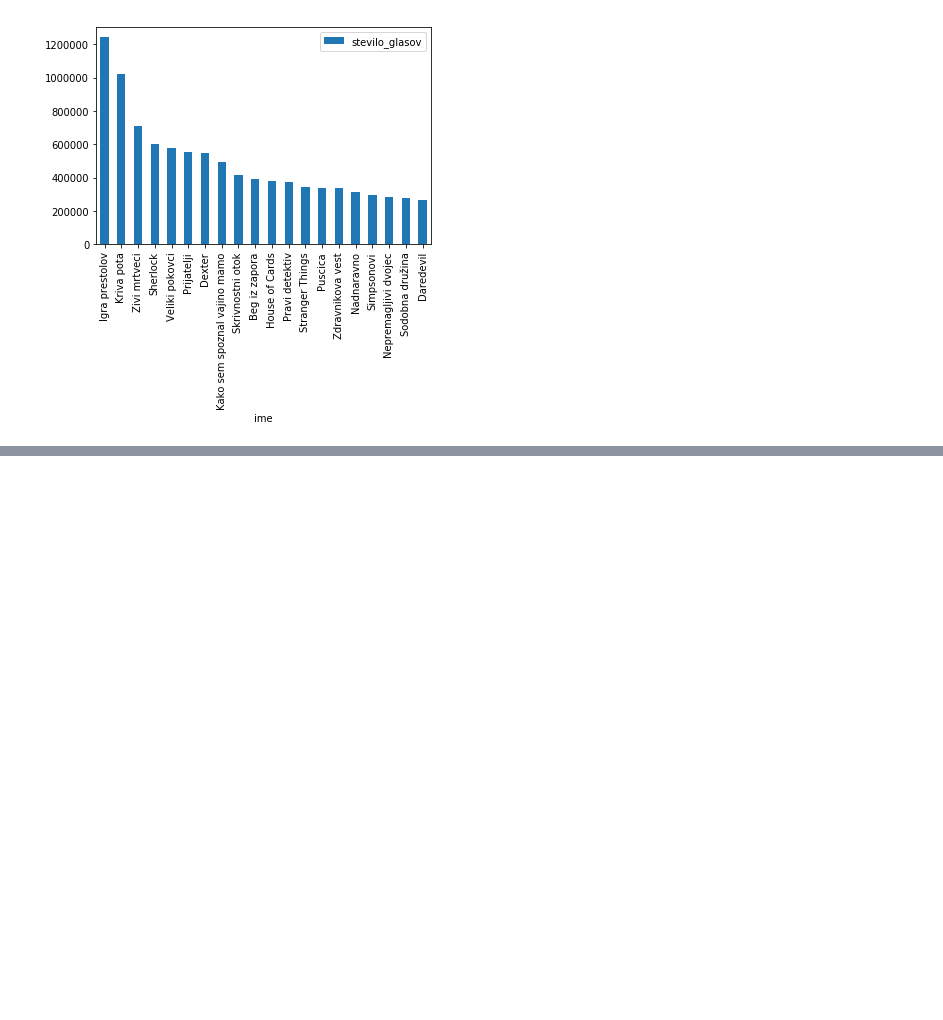
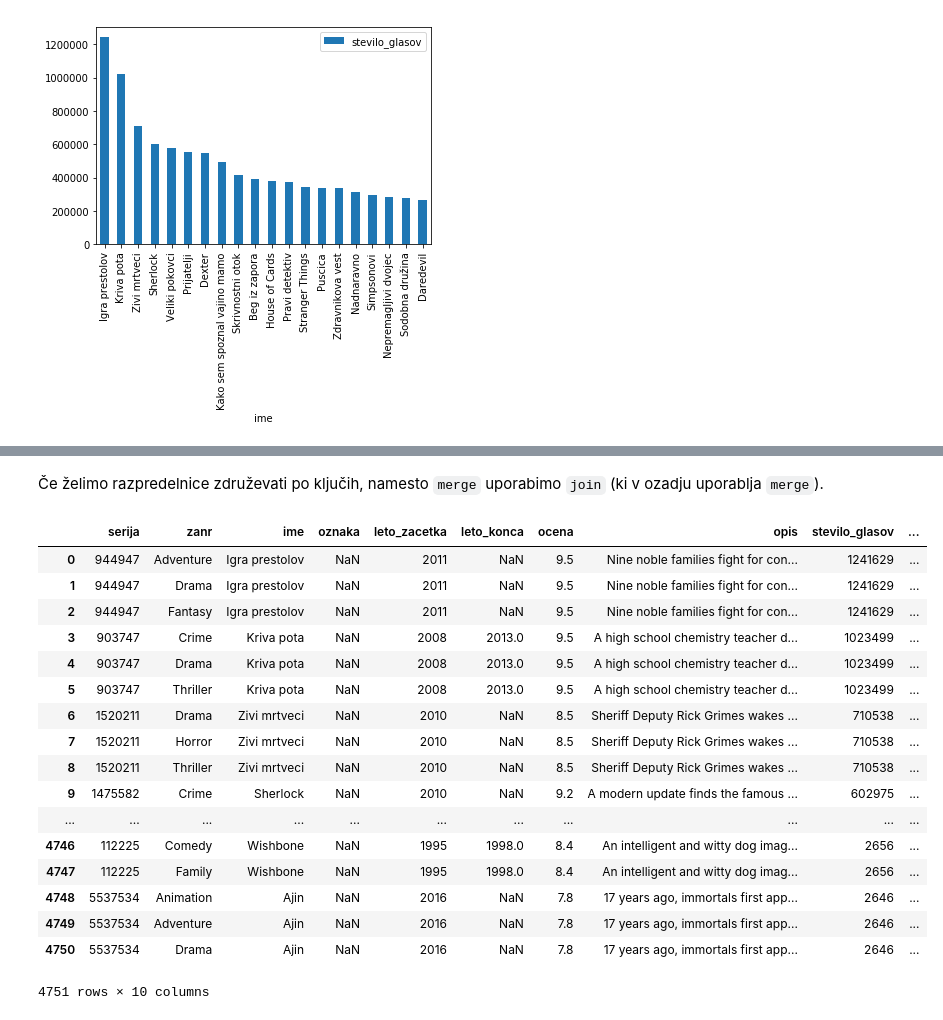
Before and after one commit to matijapretnar/programiranje-1, a Jupyter notebook: analiza-podatkov/predavanja/Analiza podatkov s knjižnico Pandas.ipynb, the cells around one changed output, grey strips where cells are left out. Drawn from its saved outputs; the diff is of its cells as text; code cells hidden in the pictures; blank space fills up the shorter version.

```diff
--- a/analiza-podatkov/predavanja/Analiza podatkov s knjižnico Pandas.ipynb
+++ b/analiza-podatkov/predavanja/Analiza podatkov s knjižnico Pandas.ipynb
@@ -382,0 +389,4 @@ serije.sort_values('stevilo_glasov', ascending=False).head(20).plot.bar(x='ime',
+# %%
+igralci = pd.read_csv('igralci.csv', index_col='id')
+vloge = pd.read_csv('vloge.csv')
+zanri = pd.read_csv('zanri.csv')
@@ -382,0 +514,23 @@ serije.sort_values('stevilo_glasov', ascending=False).head(20).plot.bar(x='ime',
+# %% [markdown]
+Če želimo razpredelnice združevati po ključih, namesto `merge` uporabimo `join` (ki v ozadju uporablja `merge`).
+# %%
+zanri.join(serije, on='serija')
+# %% [output]
+|  | serija | zanr | ime | oznaka | leto_zacetka | leto_konca | ocena | opis | stevilo_glasov | ... |
+| 0 | 944947 | Adventure | Igra prestolov | NaN | 2011 | NaN | 9.5 | Nine noble families fight for con... | 1241629 | ... |
+| 1 | 944947 | Drama | Igra prestolov | NaN | 2011 | NaN | 9.5 | Nine noble families fight for con... | 1241629 | ... |
+| 2 | 944947 | Fantasy | Igra prestolov | NaN | 2011 | NaN | 9.5 | Nine noble families fight for con... | 1241629 | ... |
+| 3 | 903747 | Crime | Kriva pota | NaN | 2008 | 2013.0 | 9.5 | A high school chemistry teacher d... | 1023499 | ... |
+| 4 | 903747 | Drama | Kriva pota | NaN | 2008 | 2013.0 | 9.5 | A high school chemistry teacher d... | 1023499 | ... |
+| 5 | 903747 | Thriller | Kriva pota | NaN | 2008 | 2013.0 | 9.5 | A high school chemistry teacher d... | 1023499 | ... |
+| 6 | 1520211 | Drama | Zivi mrtveci | NaN | 2010 | NaN | 8.5 | Sheriff Deputy Rick Grimes wakes ... | 710538 | ... |
+| 7 | 1520211 | Horror | Zivi mrtveci | NaN | 2010 | NaN | 8.5 | Sheriff Deputy Rick Grimes wakes ... | 710538 | ... |
+| 8 | 1520211 | Thriller | Zivi mrtveci | NaN | 2010 | NaN | 8.5 | Sheriff Deputy Rick Grimes wakes ... | 710538 | ... |
+| 9 | 1475582 | Crime | Sherlock | NaN | 2010 | NaN | 9.2 | A modern update finds the famous ... | 602975 | ... |
+| ... | ... | ... | ... | ... | ... | ... | ... | ... | ... | ... |
+| 4746 | 112225 | Comedy | Wishbone | NaN | 1995 | 1998.0 | 8.4 | An intelligent and witty dog imag... | 2656 | ... |
+| 4747 | 112225 | Family | Wishbone | NaN | 1995 | 1998.0 | 8.4 | An intelligent and witty dog imag... | 2656 | ... |
+| 4748 | 5537534 | Animation | Ajin | NaN | 2016 | NaN | 7.8 | 17 years ago, immortals first app... | 2646 | ... |
+| 4749 | 5537534 | Adventure | Ajin | NaN | 2016 | NaN | 7.8 | 17 years ago, immortals first app... | 2646 | ... |
+| 4750 | 5537534 | Drama | Ajin | NaN | 2016 | NaN | 7.8 | 17 years ago, immortals first app... | 2646 | ... |
+4751 rows × 10 columns
```
Also changed, not shown: parts of 35 cells of this notebook.
